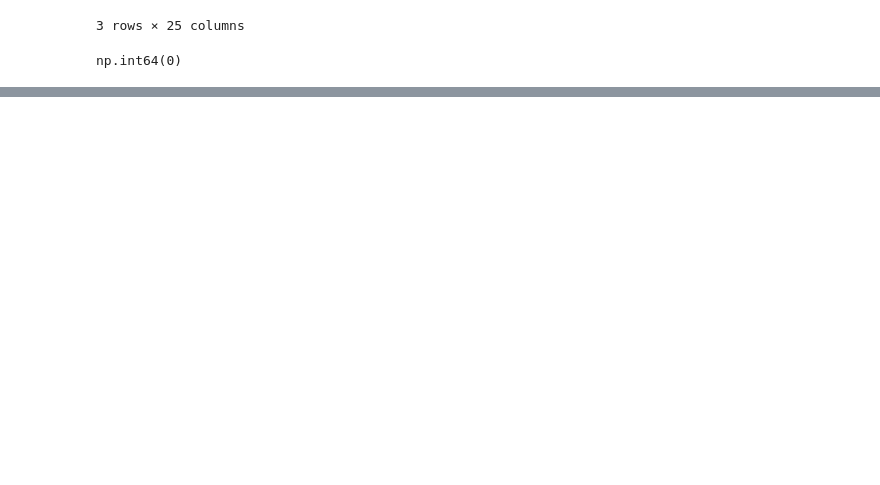
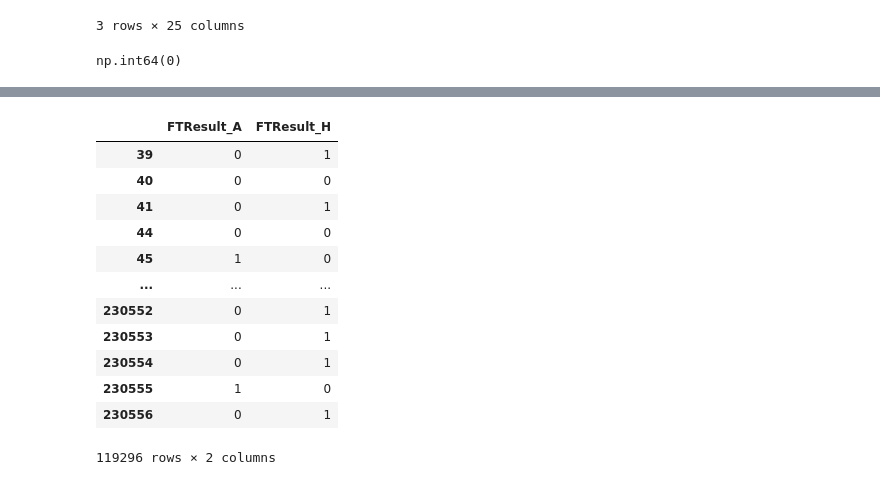
Before and after one commit to p-schulte/data_science_projects, a Jupyter notebook: football/analysis.ipynb, the cells around one changed output, grey strips where cells are left out. Saved outputs shown, nothing was run; the diff lists cells and outputs as text; code cells hidden in the pictures; blank space fills up the shorter version.

```diff
--- a/football/analysis.ipynb
+++ b/football/analysis.ipynb
@@ -231,0 +247,17 @@ np.int64(0)
+# %%
+df = pd.get_dummies(df, columns=['FTResult'], dtype=int) # creates one column per result (winning away/home/draw)
+df[['FTResult_A', 'FTResult_H']]
+# %% [output]
+|  | FTResult_A | FTResult_H |
+| 39 | 0 | 1 |
+| 40 | 0 | 0 |
+| 41 | 0 | 1 |
+| 44 | 0 | 0 |
+| 45 | 1 | 0 |
+| ... | ... | ... |
+| 230552 | 0 | 1 |
+| 230553 | 0 | 1 |
+| 230554 | 0 | 1 |
+| 230555 | 1 | 0 |
+| 230556 | 0 | 1 |
+119296 rows × 2 columns
```
Also changed, not shown: parts of 12 cells of this notebook.
